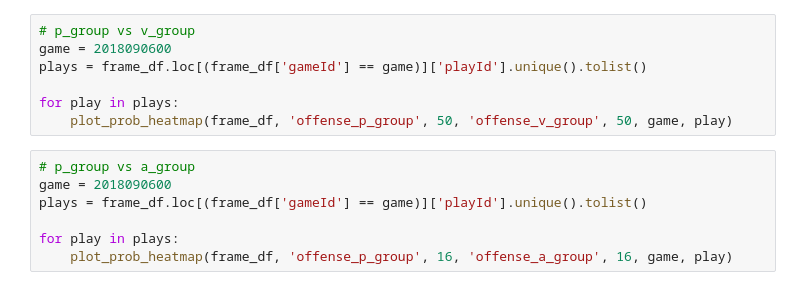
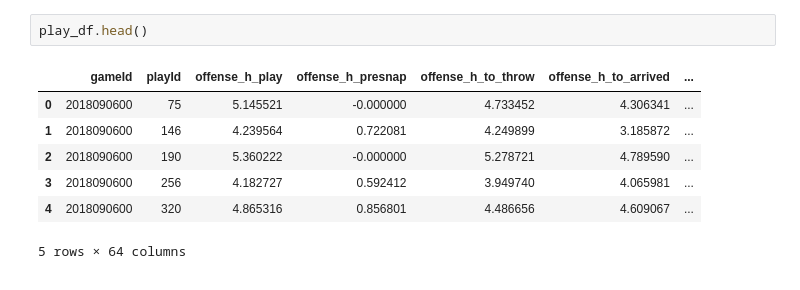
Before and after one commit to sskett/cosc301, a Jupyter notebook: testing.ipynb, the cells around one changed output. Cells and saved outputs as stored; diff of their text form.

```diff
--- a/testing.ipynb
+++ b/testing.ipynb
@@ -55,14 +11,10 @@ for play in plays:
-# %%
-# p_group vs v_group
-game = 2018090600
-plays = frame_df.loc[(frame_df['gameId'] == game)]['playId'].unique().tolist()
-
-for play in plays:
-    plot_prob_heatmap(frame_df, 'offense_p_group', 50, 'offense_v_group', 50, game, play)
-# %%
-# p_group vs a_group
-game = 2018090600
-plays = frame_df.loc[(frame_df['gameId'] == game)]['playId'].unique().tolist()
-
-for play in plays:
-    plot_prob_heatmap(frame_df, 'offense_p_group', 16, 'offense_a_group', 16, game, play)
+# %%
+play_df.head()
+# %% [output]
+|  | gameId | playId | offense_h_play | offense_h_presnap | offense_h_to_throw | offense_h_to_arrived | ... |
+| 0 | 2018090600 | 75 | 5.145521 | -0.000000 | 4.733452 | 4.306341 | ... |
+| 1 | 2018090600 | 146 | 4.239564 | 0.722081 | 4.249899 | 3.185872 | ... |
+| 2 | 2018090600 | 190 | 5.360222 | -0.000000 | 5.278721 | 4.789590 | ... |
+| 3 | 2018090600 | 256 | 4.182727 | 0.592412 | 3.949740 | 4.065981 | ... |
+| 4 | 2018090600 | 320 | 4.865316 | 0.856801 | 4.486656 | 4.609067 | ... |
+5 rows × 64 columns
```
Also changed, not shown: parts of 10 cells of this notebook, 3 other files.
